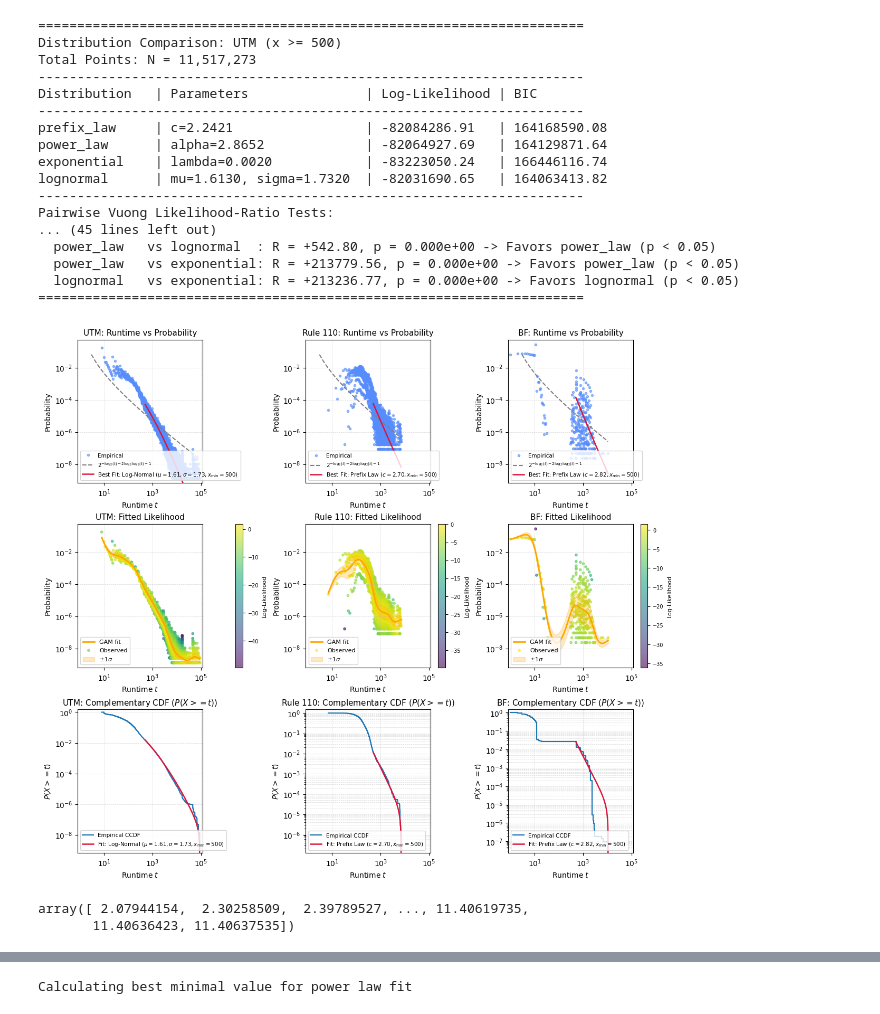
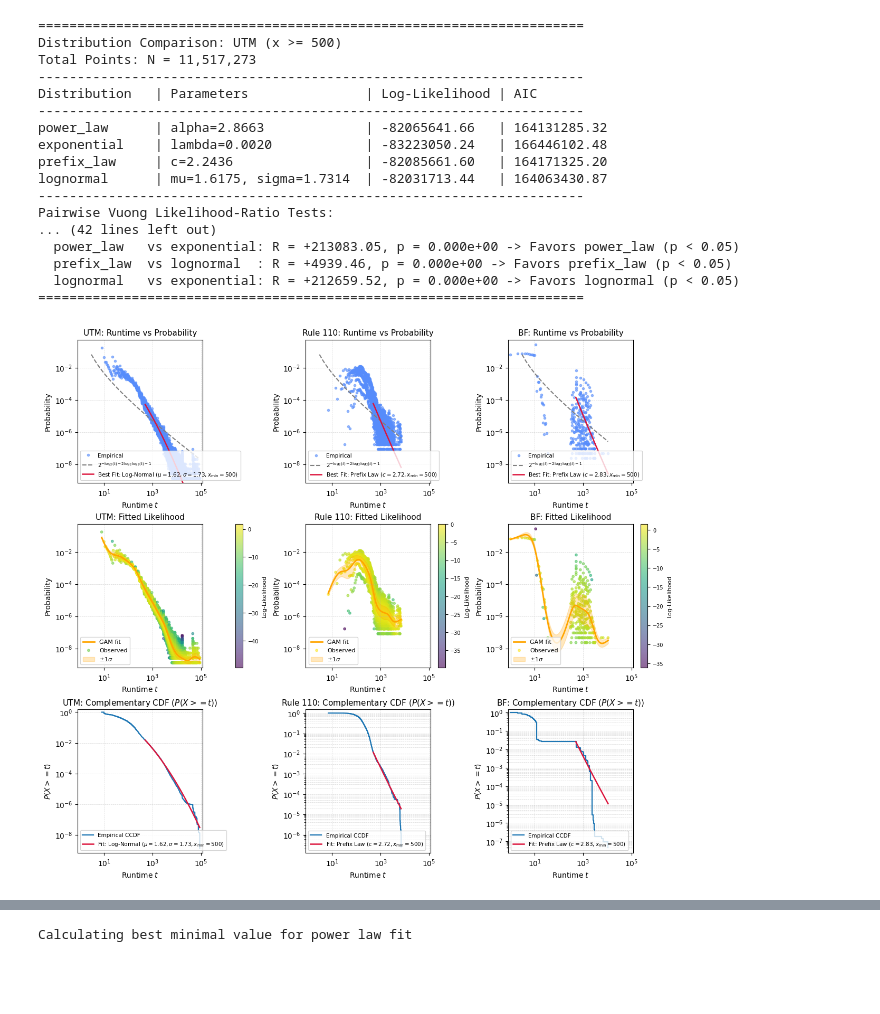
Before and after one commit to vincentherrmann/universal-computer-runtime-probabilities, a Jupyter notebook: Runtime_visualizations_grid.ipynb, the cells around one changed output, grey strips where cells are left out. Saved outputs shown, nothing was run; the diff lists cells and outputs as text; code cells hidden in the pictures; blank space fills up the shorter version.

Commit message:
add prefix law

```diff
--- a/Runtime_visualizations_grid.ipynb
+++ b/Runtime_visualizations_grid.ipynb
@@ -296,6 +315,7 @@ class WeightedDistributionFitter:
           f" {winner} ({sig})"
       )
     print(f"{'='*70}\n")
+# %%
 # %%
 def render_domain_column(
     domain_key,
@@ -303,6 +323,7 @@ def render_domain_column(
     xlim=None,
     ylim=None,
     xmin_val=10,
+    xmax_val=None,
     max_runtime=100_000,
     n_splines=20,
 ):
@@ -326,15 +347,16 @@ def render_domain_column(
   # -------------------------------------------------------------
   # Fit candidate models
   # -------------------------------------------------------------
-  mask_tail = (raw_counts > 0) & (runtime >= xmin_val)
+  mask_tail = (raw_counts > 0) & (runtime >= xmin_val) & (runtime <= xmax_val)
   fitter = WeightedDistributionFitter(
-      runtime[mask_tail], raw_counts[mask_tail], xmin=xmin_val
+      runtime[mask_tail], raw_counts[mask_tail], xmin=xmin_val, xmax=xmax_val,
   )
   fitter.summary(domain_name=domain_name)
 
   best_dist = min(fitter.fits, key=lambda d: fitter.fits[d]["AIC"])
   best_info = fitter.fits[best_dist]
   pdf_fn = best_info["pdf_func"]
+  ccdf_fn = best_info["ccdf_func"]
 
   if best_dist == "prefix_law":
     c_val = best_info["params"]["c"]
@@ -480,26 +502,13 @@ def render_domain_column(
       label="Empirical CCDF",
   )
 
-  # Model CCDF on the discrete support [xmin, xmax] scaled by tail mass
-  pmf_grid = pdf_fn(fitter.t_grid)
-  pmf_grid = pmf_grid / np.sum(pmf_grid)
-  model_ccdf_grid = np.cumsum(pmf_grid[::-1])[::-1]
-  fit_ccdf = p_tail * model_ccdf_grid
-
-  # Subsample grid points for clean vector plotting
-  idx_tail = (
-      np.unique(
-          np.round(
-              np.geomspace(xmin_val, min(max_runtime, fitter.xmax), 300)
-          ).astype(int)
-      )
-      - fitter.xmin
-  )
-  idx_tail = idx_tail[(idx_tail >= 0) & (idx_tail < len(fitter.t_grid))]
+  # Evaluate model CCDF directly using ccdf_fn
+  fit_ccdf = p_tail * ccdf_fn(x_fit)
+  valid_ccdf = (fit_ccdf > 0) & np.isfinite(fit_ccdf)
 
   ax_bot.plot(
-      fitter.t_grid[idx_tail],
-      fit_ccdf[idx_tail],
+      x_fit[valid_ccdf],
+      fit_ccdf[valid_ccdf],
       color="crimson",
       linewidth=1.8,
       label=f"Fit: {best_param_str}",
@@ -518,52 +527,45 @@ def render_domain_column(
   if xlim is not None:
     ax_bot.set_xlim(xlim)
   ax_bot.set_ylim(bottom=max(1e-10, ccdf_emp.min() * 0.5), top=1.5)
-# %%
 # %%
 # =====================================================================
 # Figure 1: 3x3 Grid (UTM, Rule 110, Brainfuck)
 # =====================================================================
 fig_3x3, axes_3x3 = plt.subplots(
     3,
     3,
     figsize=(12, 10.5),
     gridspec_kw={"height_ratios": [1, 1, 1]},
     constrained_layout=True,
 )
 
 domains_3x3 = ["utm", "rule110", "bf"]
 for col_idx, domain_key in enumerate(domains_3x3):
   col_axes = axes_3x3[:, col_idx]
   render_domain_column(
-      domain_key, col_axes, xlim=global_xlim, ylim=global_ylim, xmin_val=500
+      domain_key, col_axes, xlim=global_xlim, ylim=global_ylim, xmin_val=500, xmax_val=100_000
   )
-
 #fig_3x3.savefig("runtime_vs_probability_3x3_ccdf.pdf")
 plt.show()
 # %% [output]
 ======================================================================
 Distribution Comparison: UTM (x >= 500)
 Total Points: N = 11,517,273
 ----------------------------------------------------------------------
-Distribution   | Parameters               | Log-Likelihood | BIC
+Distribution   | Parameters               | Log-Likelihood | AIC
 ----------------------------------------------------------------------
-prefix_law     | c=2.2421                 | -82084286.91   | 164168590.08
-power_law      | alpha=2.8652             | -82064927.69   | 164129871.64
-exponential    | lambda=0.0020            | -83223050.24   | 166446116.74
-lognormal      | mu=1.6130, sigma=1.7320  | -82031690.65   | 164063413.82
+power_law      | alpha=2.8663             | -82065641.66   | 164131285.32
+exponential    | lambda=0.0020            | -83223050.24   | 166446102.48
+prefix_law     | c=2.2436                 | -82085661.60   | 164171325.20
+lognormal      | mu=1.6175, sigma=1.7314  | -82031713.44   | 164063430.87
 ----------------------------------------------------------------------
 Pairwise Vuong Likelihood-Ratio Tests:
-... (45 lines left out)
-  power_law   vs lognormal  : R = +542.80, p = 0.000e+00 -> Favors power_law (p < 0.05)
-  power_law   vs exponential: R = +213779.56, p = 0.000e+00 -> Favors power_law (p < 0.05)
-  lognormal   vs exponential: R = +213236.77, p = 0.000e+00 -> Favors lognormal (p < 0.05)
+... (42 lines left out)
+  power_law   vs exponential: R = +213083.05, p = 0.000e+00 -> Favors power_law (p < 0.05)
+  prefix_law  vs lognormal  : R = +4939.46, p = 0.000e+00 -> Favors prefix_law (p < 0.05)
+  lognormal   vs exponential: R = +212659.52, p = 0.000e+00 -> Favors lognormal (p < 0.05)
 ======================================================================
-[figure, old version]
+[figure, new version]
-# %%
-log_rt
-# %% [output]
-array([ 2.07944154,  2.30258509,  2.39789527, ..., 11.40619735,
-       11.40636423, 11.40637535])
 # %%
 # =====================================================================
 # Figure 2: Single Column 3x1 Grid (2-Tag System)
```
Also changed, not shown: parts of 2 cells of this notebook.
